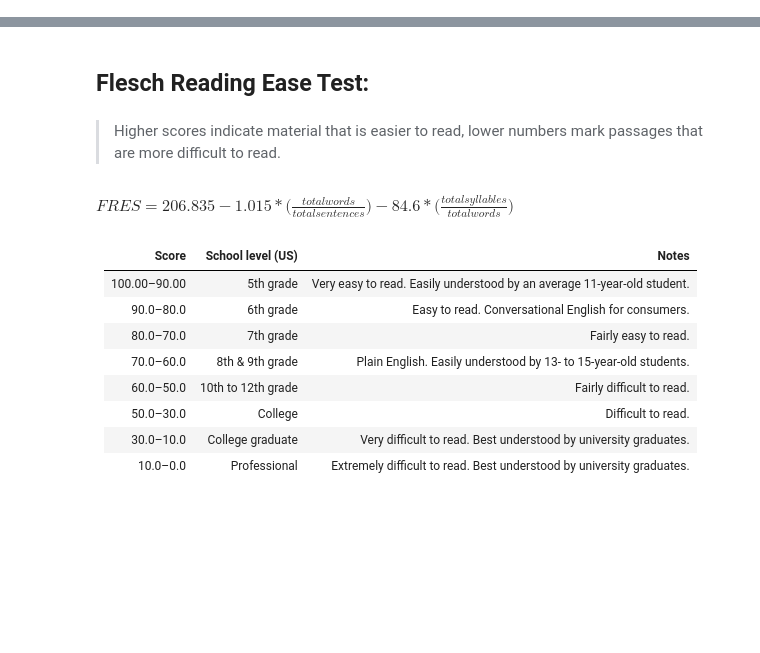
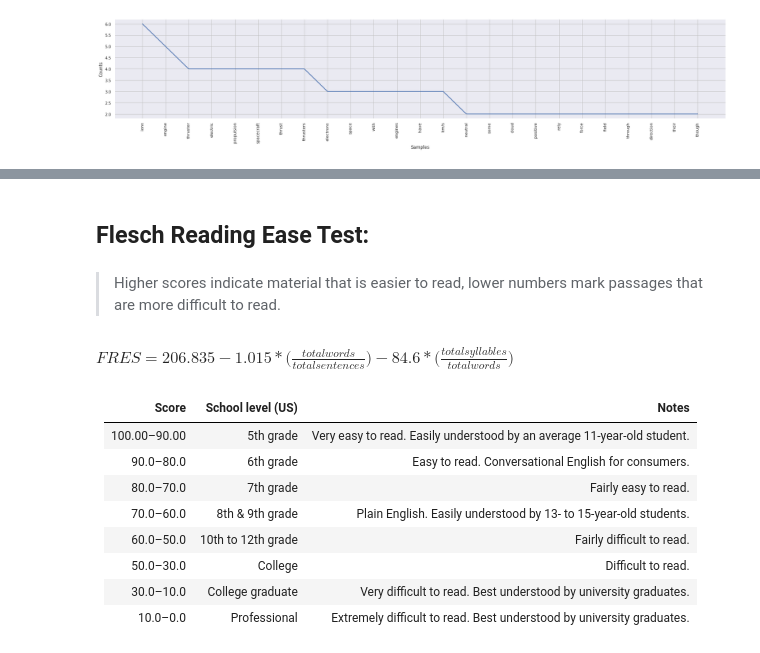
Before and after one commit to karthigeyan0312/My_Kaggle_Practice_Exercises, a Jupyter notebook: nlp-test.ipynb, the cells around one changed output, grey strips where cells are left out. Cells and saved outputs as stored; diff of their text form; code cells hidden in the pictures; blank space fills up the shorter version.

```diff
--- a/nlp-test.ipynb
+++ b/nlp-test.ipynb
@@ -69,0 +83,9 @@ print(words)
+# %%
+freq = nltk.FreqDist(words)
+
+filter_words = dict((m, n) for m, n in freq.items() if len(m)>3)
+
+filtered_dist = nltk.FreqDist(filter_words)
+filtered_dist.plot(25, cumulative=False)
+# %% [output]
+[figure, added]
```
Also changed, not shown: parts of 33 cells of this notebook.
